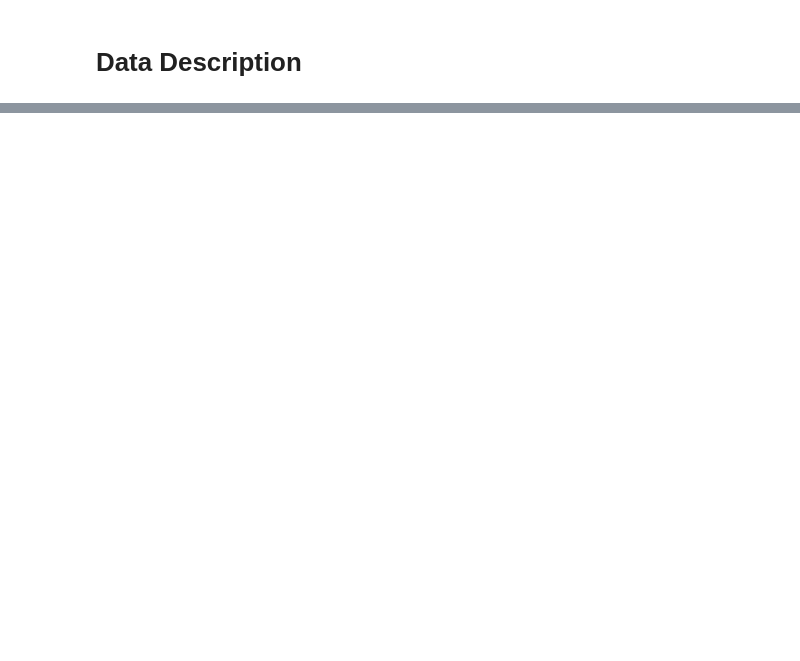
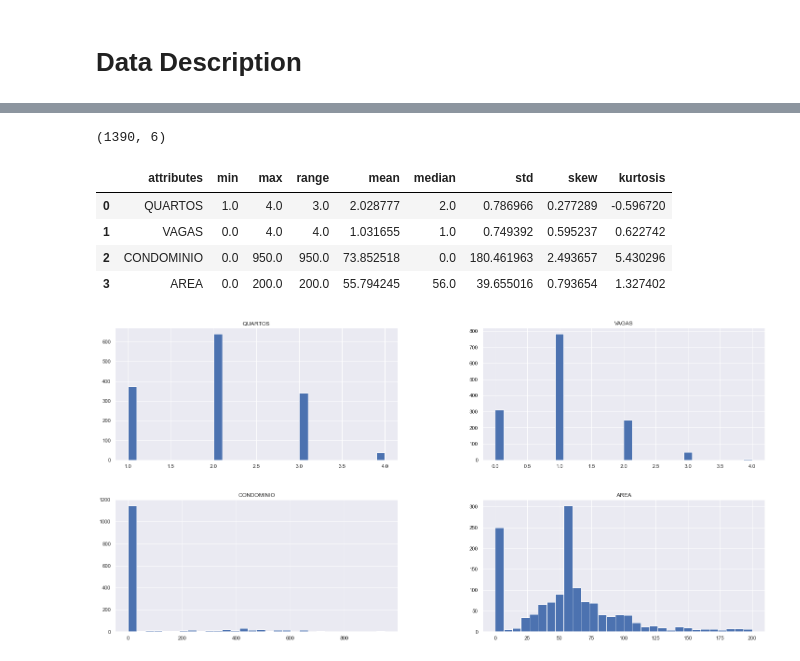
Before and after one commit to LucasBMedeiros/hello-world, a Jupyter notebook: scraper.ipynb, the cells around one changed output, grey strips where cells are left out. Drawn from its saved outputs; the diff is of its cells as text; code cells hidden in the pictures; blank space fills up the shorter version.

```diff
--- a/scraper.ipynb
+++ b/scraper.ipynb
@@ -358,13 +360,2 @@ Length: 1448, dtype: int64
 # %% [markdown]
 # Data Description
-# %%
-df2 = pd.DataFrame()
-
-df2['NOME'] = df1['NOME']
-df2['ENDERECO'] = df1['ENDEREÇO']
-df2['QUARTOS'] = list_quartos(df1['QUARTOS'].astype(str))
-df2['VAGAS'] = list_quartos(df1['VAGAS'].astype(str))
-df2['CONDOMINIO'] = list_quartos(df1['CONDOMINIO'].astype(str))
-df2['AREA'] = list_quartos(df1['AREA'].astype(str))
-
-df2.head()
@@ -382,2 +364,28 @@ df2.to_csv('df_clean.csv')
+# %%
+def num_analysis(num_attributes):
+    # Cemtral tendency - mean, median
+    ct1 = pd.DataFrame(num_attributes.apply(np.mean)).T
+    ct2 = pd.DataFrame(num_attributes.apply(np.median)).T
+
+    # Dispersion - std, min, max, range, skew, kurtosis
+    d1 = pd.DataFrame(num_attributes.apply(np.std)).T
+    d2 = pd.DataFrame(num_attributes.apply(min)).T
+    d3 = pd.DataFrame(num_attributes.apply(max)).T
+    d4 = pd.DataFrame(num_attributes.apply(lambda x: x.max() - x.min())).T
+    d5 = pd.DataFrame(num_attributes.apply(lambda x: x.skew())).T
+    d6 = pd.DataFrame(num_attributes.apply(lambda x: x.kurtosis())).T
+
+    # concatenate
+    m = pd.concat([d2,d3,d4,ct1,ct2,d1,d5,d6]).T.reset_index()
+    m.columns = ['attributes','min','max','range','mean','median','std','skew','kurtosis',]
+
+    # histogram
+    num_hist = num_attributes.hist(bins=30)
+
+    # DataFrame
+    return m
+
+    # Histogram
+    return num_hist
 # %%
 df3 = df2.copy()
@@ -383,0 +415,17 @@ df3 = df2.copy()
+# %%
+df3 = df3[(df3['AREA']<=200)]
+df3.shape
+# %% [output]
+(1390, 6)
+# %%
+num_attributes = df3.select_dtypes(include = ['int64'])
+cat_attributes = df3.select_dtypes(include = ['object'])
+# %%
+num_analysis(num_attributes)
+# %% [output]
+|  | attributes | min | max | range | mean | median | std | skew | kurtosis |
+| 0 | QUARTOS | 1.0 | 4.0 | 3.0 | 2.028777 | 2.0 | 0.786966 | 0.277289 | -0.596720 |
+| 1 | VAGAS | 0.0 | 4.0 | 4.0 | 1.031655 | 1.0 | 0.749392 | 0.595237 | 0.622742 |
+| 2 | CONDOMINIO | 0.0 | 950.0 | 950.0 | 73.852518 | 0.0 | 180.461963 | 2.493657 | 5.430296 |
+| 3 | AREA | 0.0 | 200.0 | 200.0 | 55.794245 | 56.0 | 39.655016 | 0.793654 | 1.327402 |
+[figure, added]
```
Also changed, not shown: parts of 22 cells of this notebook, 1 other file.
